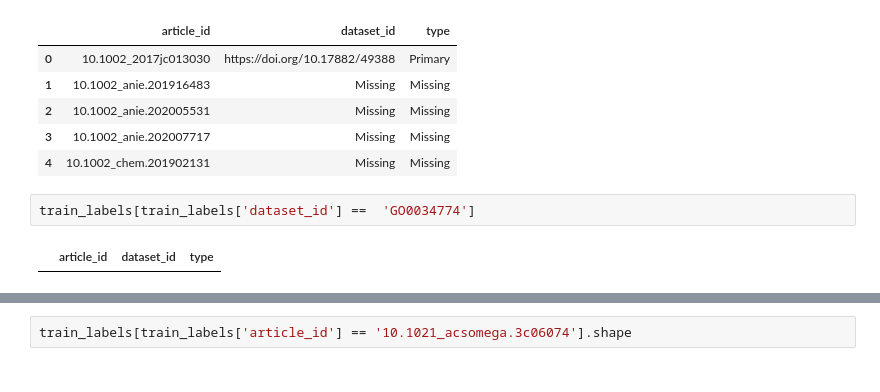
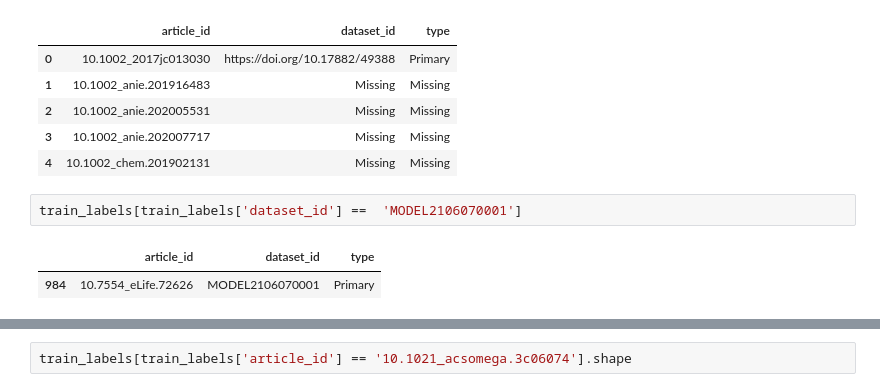
Before and after one commit to aswinbenny/dataset-reference-finder, a Jupyter notebook: sample.ipynb, the cells around one changed output, grey strips where cells are left out. Drawn from its saved outputs; the diff is of its cells as text.

```diff
--- a/sample.ipynb
+++ b/sample.ipynb
@@ -18,7 +18,8 @@ train_labels.head()
 | 3 | 10.1002_anie.202007717 | Missing | Missing |
 | 4 | 10.1002_chem.201902131 | Missing | Missing |
 # %%
-train_labels[train_labels['dataset_id'] ==  'GO0034774']
+train_labels[train_labels['dataset_id'] ==  'MODEL2106070001']
 # %% [output]
 |  | article_id | dataset_id | type |
+| 984 | 10.7554_eLife.72626 | MODEL2106070001 | Primary |
 # %%
```
Also changed, not shown: parts of 5 cells of this notebook, 3 other files.
